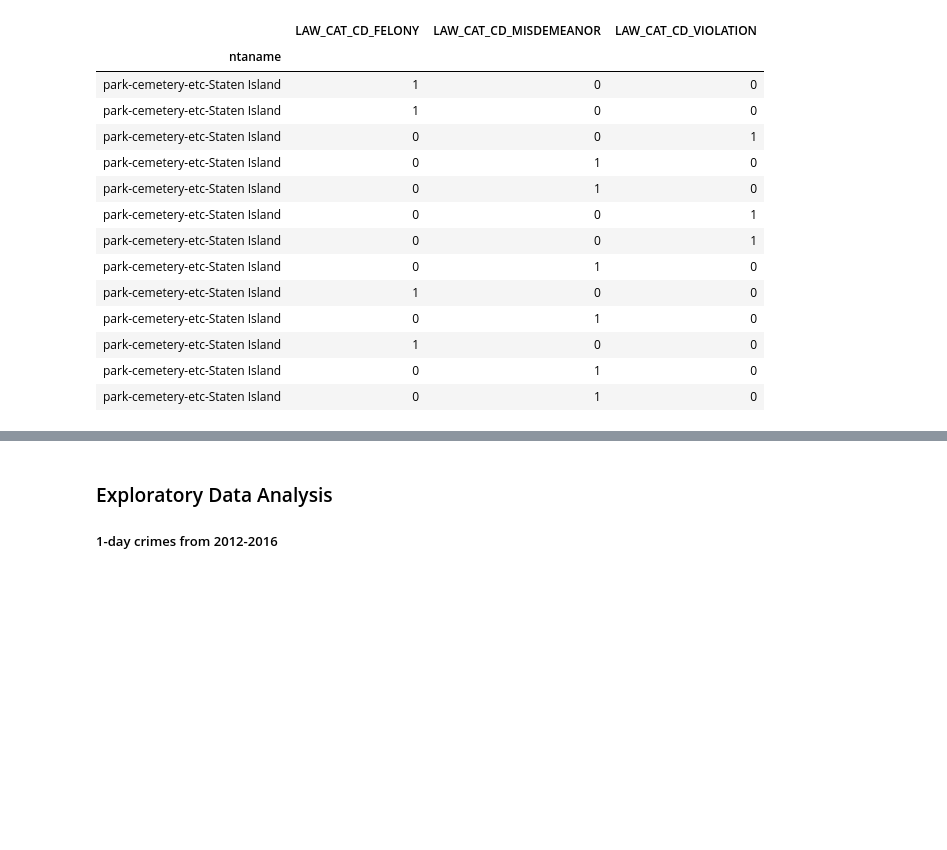
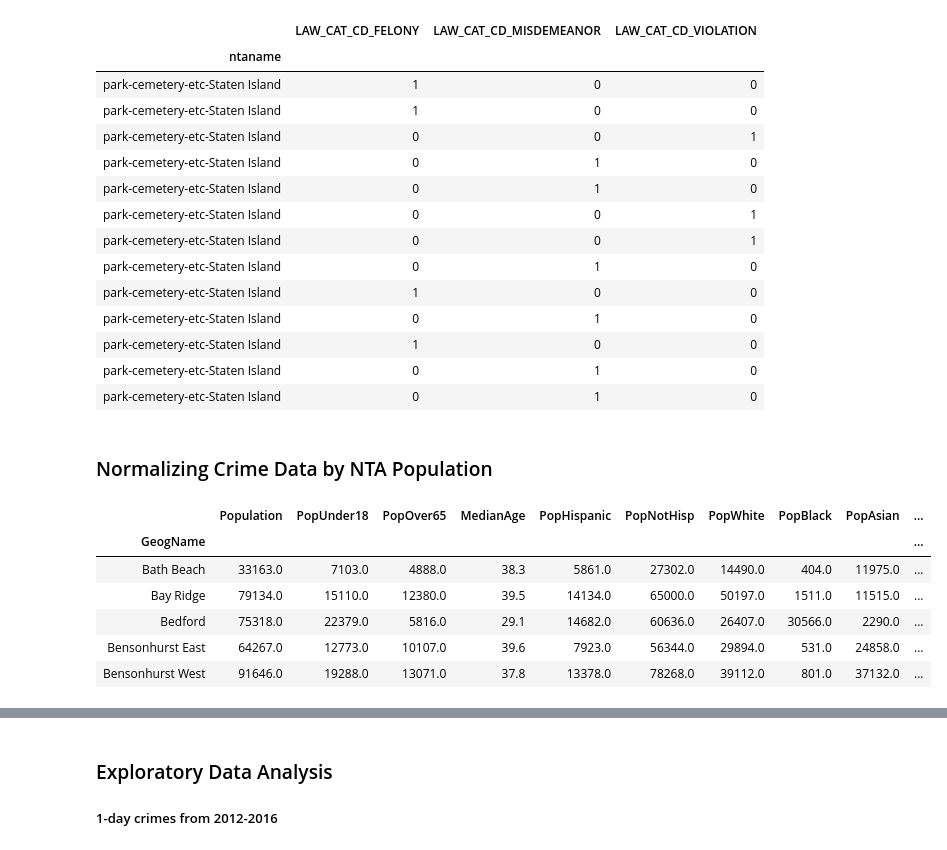
Before and after one commit to leonaisabelle/CUSP-ADS-Project, a Jupyter notebook: preprocessing_notebooks/2012_2016_Crime_Data_Cleaning.ipynb, the cells around one changed output, grey strips where cells are left out. Cells and saved outputs as stored; diff of their text form; code cells hidden in the pictures; blank space fills up the shorter version.

```diff
--- a/preprocessing_notebooks/2012_2016_Crime_Data_Cleaning.ipynb
+++ b/preprocessing_notebooks/2012_2016_Crime_Data_Cleaning.ipynb
@@ -370,3 +371,18 @@ crime_nta_reduced[crime_nta_reduced.index == 'park-cemetery-etc-Staten Island']
 | park-cemetery-etc-Staten Island | 1 | 0 | 0 |
 | park-cemetery-etc-Staten Island | 0 | 1 | 0 |
 | park-cemetery-etc-Staten Island | 0 | 1 | 0 |
+# %% [markdown]
+### Normalizing Crime Data by NTA Population
+# %%
+# Load ACS demographic data
+ACS_data = pd.read_csv("../data/ACS_merged_filtered.csv",index_col=0)
+# %%
+ACS_data.head()
+# %% [output]
+|  | Population | PopUnder18 | PopOver65 | MedianAge | PopHispanic | PopNotHisp | PopWhite | PopBlack | PopAsian | ... |
+| GeogName |  |  |  |  |  |  |  |  |  | ... |
+| Bath Beach | 33163.0 | 7103.0 | 4888.0 | 38.3 | 5861.0 | 27302.0 | 14490.0 | 404.0 | 11975.0 | ... |
+| Bay Ridge | 79134.0 | 15110.0 | 12380.0 | 39.5 | 14134.0 | 65000.0 | 50197.0 | 1511.0 | 11515.0 | ... |
+| Bedford | 75318.0 | 22379.0 | 5816.0 | 29.1 | 14682.0 | 60636.0 | 26407.0 | 30566.0 | 2290.0 | ... |
+| Bensonhurst East | 64267.0 | 12773.0 | 10107.0 | 39.6 | 7923.0 | 56344.0 | 29894.0 | 531.0 | 24858.0 | ... |
+| Bensonhurst West | 91646.0 | 19288.0 | 13071.0 | 37.8 | 13378.0 | 78268.0 | 39112.0 | 801.0 | 37132.0 | ... |
```
Also changed, not shown: parts of 24 cells of this notebook, 3 other files.
